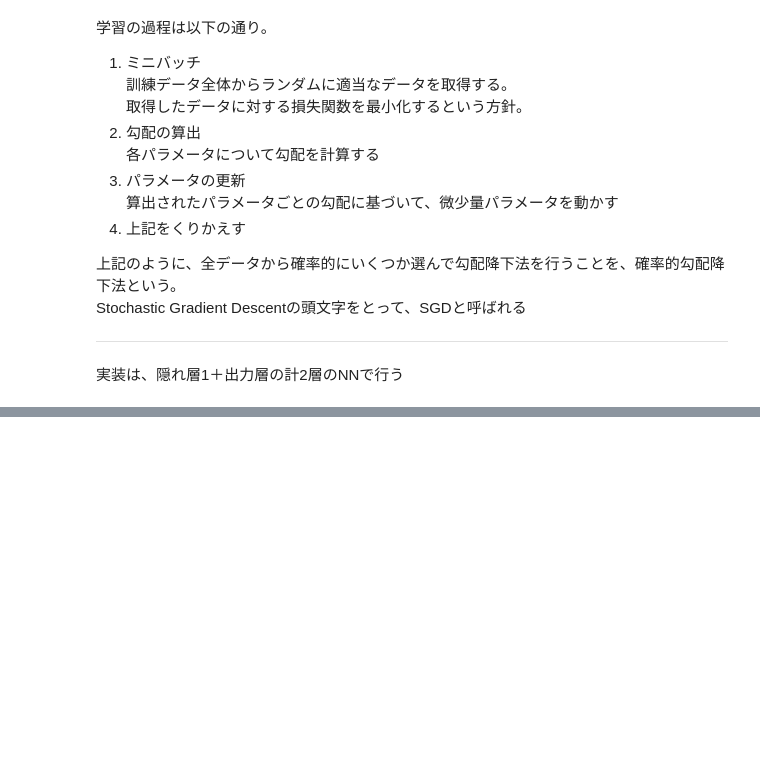
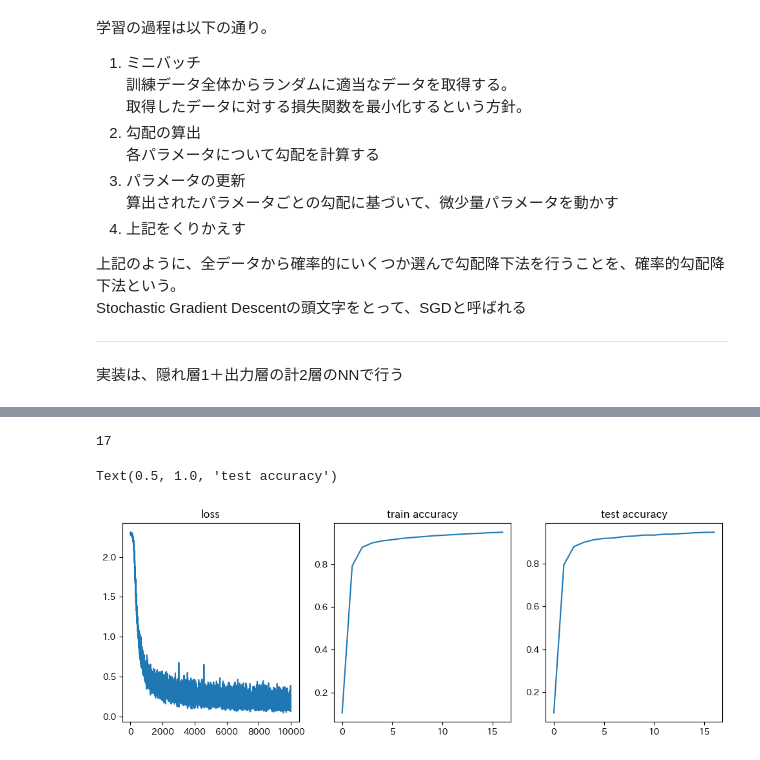
Before and after one commit to yutaro1127/zerotsuku, a Jupyter notebook: zerotsuku.ipynb, the cells around one changed output, grey strips where cells are left out. Saved outputs shown, nothing was run; the diff lists cells and outputs as text; code cells hidden in the pictures; blank space fills up the shorter version.

```diff
--- a/zerotsuku.ipynb
+++ b/zerotsuku.ipynb
@@ -1181,0 +1335,16 @@ dataset['test_img'] = dataset['test_img'] / 255
+# %%
+len(train_acc_list)
+# %% [output]
+17
+# %%
+fig, axes = plt.subplots(1,3,figsize=(12,4))
+
+axes[0].plot(range(len(train_loss_list)),train_loss_list)
+axes[0].set_title('loss')
+axes[1].plot(range(len(train_acc_list)),train_acc_list)
+axes[1].set_title('train accuracy')
+axes[2].plot(range(len(test_acc_list)),test_acc_list)
+axes[2].set_title('test accuracy')
+# %% [output]
+Text(0.5, 1.0, 'test accuracy')
+[figure, added]
```
Also changed, not shown: parts of 21 cells of this notebook.
